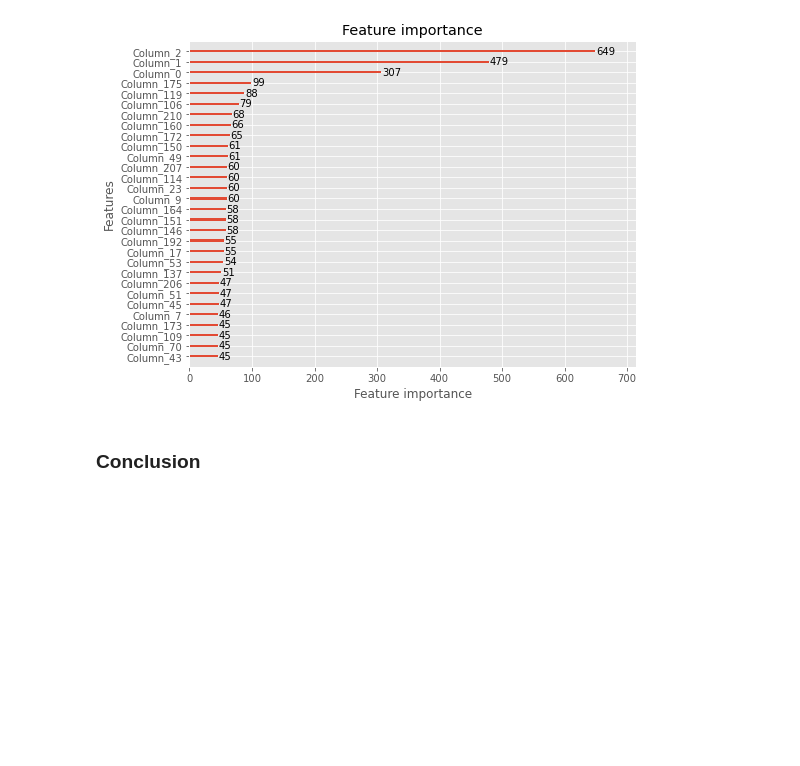
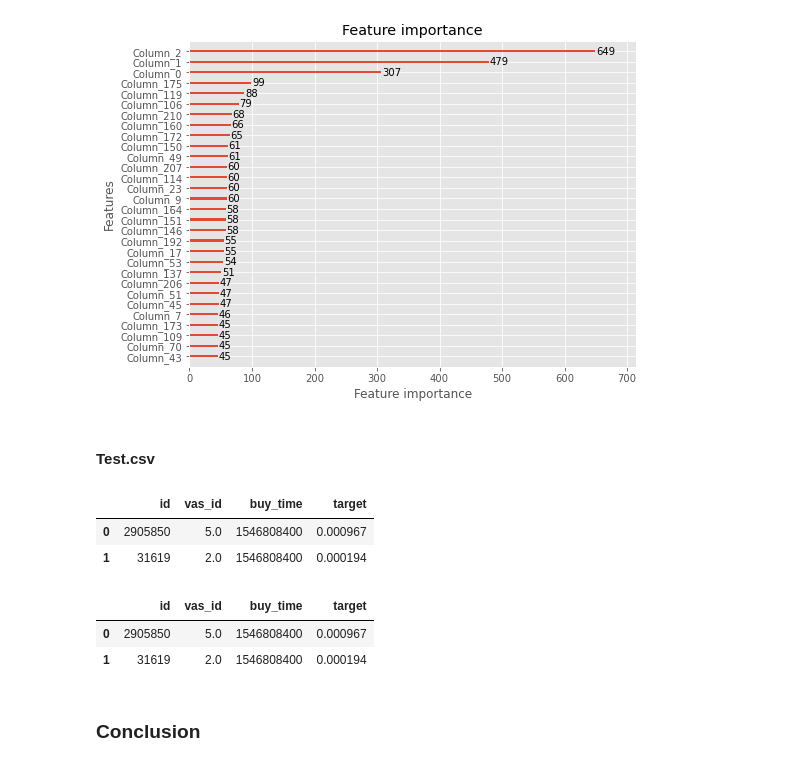
Before and after one commit to hildar/RecSys-Megafon, a Jupyter notebook: Train.ipynb, the cells around one changed output. Drawn from its saved outputs; the diff is of its cells as text; code cells hidden in the pictures; blank space fills up the shorter version.

Commit message:
save answers_test.csv

```diff
--- a/Train.ipynb
+++ b/Train.ipynb
@@ -1273,3 +1272,20 @@ lightgbm.plot_importance(lgb_gsc.best_estimator_[1], figsize=(8, 6) , max_num_fe
 # %% [output]
 <AxesSubplot:title={'center':'Feature importance'}, xlabel='Feature importance', ylabel='Features'>
 [figure]
+# %% [markdown]
+#### Test.csv
+# %%
+# test data with features
+test_feats = pd.read_parquet('data/test.parquet')
+# %%
+train_preds = lgb_gsc.predict_proba(test_feats)
+# %%
+answers = test_feats.iloc[:, :3]
+# %%
+answers['target'] = train_preds[:, -1]
+# %%
+answers.head(2)
+# %% [output]
+|  | id | vas_id | buy_time | target |
+| 0 | 2905850 | 5.0 | 1546808400 | 0.000967 |
+| 1 | 31619 | 2.0 | 1546808400 | 0.000194 |
@@ -1276,3 +1294,9 @@ lightgbm.plot_importance(lgb_gsc.best_estimator_[1], figsize=(8, 6) , max_num_fe
+# %%
+pd.read_csv('data/answers_test.csv').head(2)
+# %% [output]
+|  | id | vas_id | buy_time | target |
+| 0 | 2905850 | 5.0 | 1546808400 | 0.000967 |
+| 1 | 31619 | 2.0 | 1546808400 | 0.000194 |
 # %% [markdown]
 ### Conclusion
 # %% [markdown]
```
Also changed, not shown: parts of 2 cells of this notebook.
